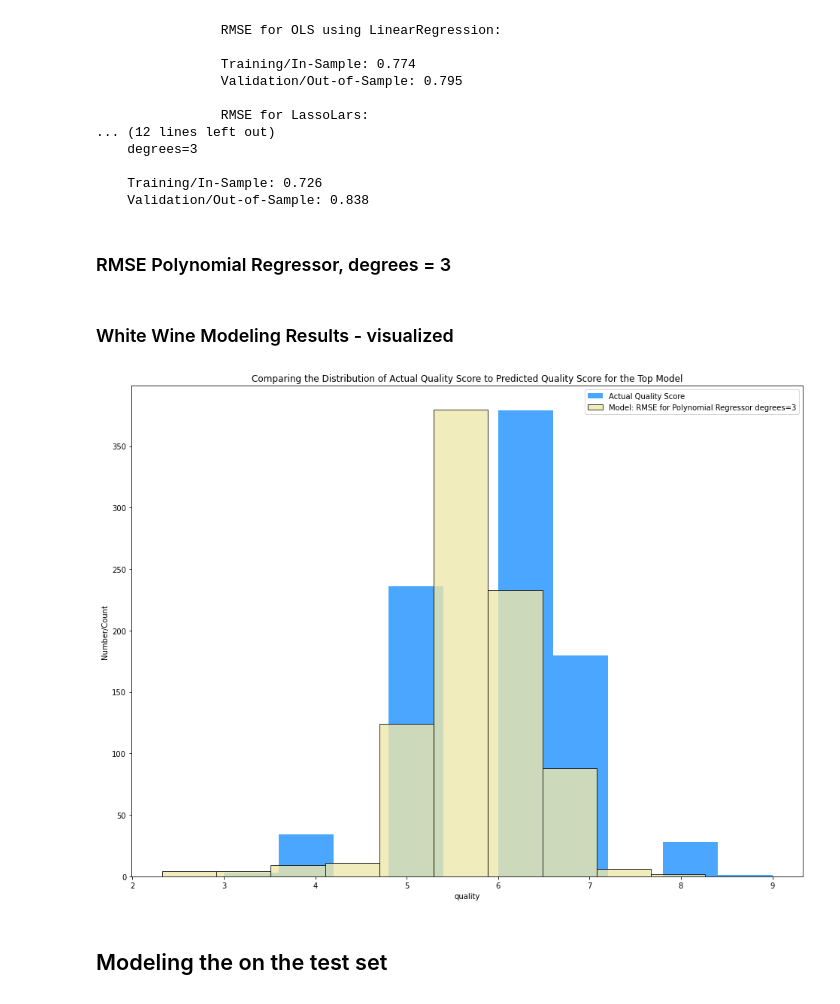
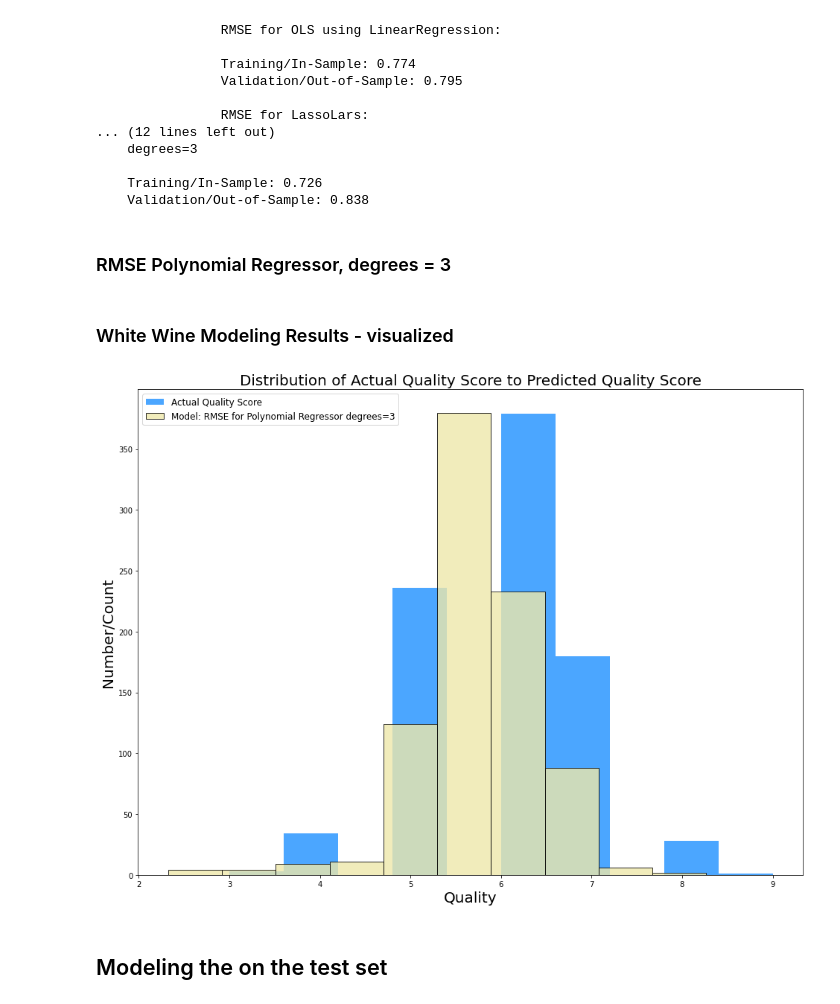
Before and after one commit to MrEnigmamgine/jtl_wine_quality, a Jupyter notebook: final_red_nb.ipynb, the cells around one changed output. Cells and saved outputs as stored; diff of their text form; code cells hidden in the pictures.

```diff
--- a/final_red_nb.ipynb
+++ b/final_red_nb.ipynb
@@ -1777,28 +1796,28 @@ print(f"""
 
     Training/In-Sample: 0.726
     Validation/Out-of-Sample: 0.838
-# %% [markdown]
-### RMSE Polynomial Regressor, degrees = 3
+# %% [markdown]
+### RMSE Polynomial Regressor, degrees = 3
 # %% [markdown]
 ### White Wine Modeling Results - visualized
 # %%
 # plot to visualize actual vs predicted.
 plt.figure(figsize=(16,12))
 plt.hist(y_validatewhite.quality, color='dodgerblue', alpha=.8, bins=10, label="Actual Quality Score")
 plt.hist(y_validatewhite.quality_pred_lm2, color='palegoldenrod', alpha=.8, bins=10, label="Model: RMSE for Polynomial Regressor degrees=3", ec='black')
 
 
 # plt.hist(y_validatewhite.quality_pred_lars, color='m', alpha=.2, bins=20,label="Model: RMSE for LassoLars Regressor ")
 # plt.hist(y_validatewhite.quality_pred_lm, color='black', alpha=.2, bins=20,label="Model: LinearRegression")
 # plt.hist(y_validatewhite.quality_pred_glm, color='red', alpha=.5, bins=20, label="Model: RMSE for Tweedie Regressor")
 
-plt.xlabel("quality")
-plt.ylabel("Number/Count")
-plt.title("Comparing the Distribution of Actual Quality Score to Predicted Quality Score for the Top Model")
-plt.legend()
+plt.xlabel("Quality",fontsize= 20)
+plt.ylabel("Number/Count",fontsize= 20)
+plt.title("Distribution of Actual Quality Score to Predicted Quality Score",fontsize= 20)
+plt.legend(prop={'size': 12})
 plt.show()
 # %% [output]
-[figure, old version]
+[figure, new version]
 # %% [markdown]
 ## Modeling the on the test set
 # %%
```
Also changed, not shown: parts of 7 cells of this notebook.
